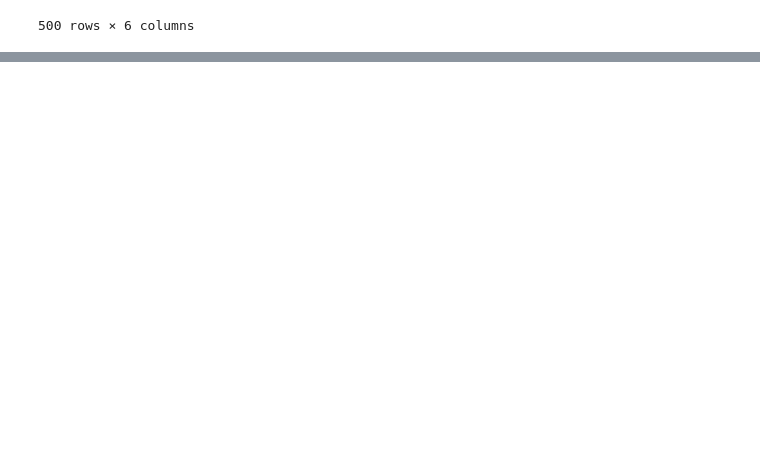
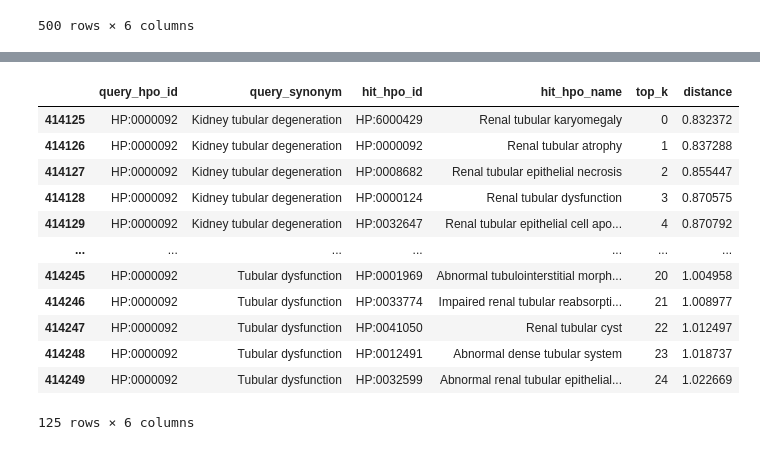
Before and after one commit to stormliucong/Doc2Hpo2.0, a Jupyter notebook: back-end/rag_evaluation/rag_evaluation.ipynb, the cells around one changed output, grey strips where cells are left out. Drawn from its saved outputs; the diff is of its cells as text; code cells hidden in the pictures; blank space fills up the shorter version.

```diff
--- a/back-end/rag_evaluation/rag_evaluation.ipynb
+++ b/back-end/rag_evaluation/rag_evaluation.ipynb
@@ -268,0 +391,16 @@ ir_subset_df
+# %%
+query_results_top25_df[query_results_top25_df['query_hpo_id'] == 'HP:0000092']
+# %% [output]
+|  | query_hpo_id | query_synonym | hit_hpo_id | hit_hpo_name | top_k | distance |
+| 414125 | HP:0000092 | Kidney tubular degeneration | HP:6000429 | Renal tubular karyomegaly | 0 | 0.832372 |
+| 414126 | HP:0000092 | Kidney tubular degeneration | HP:0000092 | Renal tubular atrophy | 1 | 0.837288 |
+| 414127 | HP:0000092 | Kidney tubular degeneration | HP:0008682 | Renal tubular epithelial necrosis | 2 | 0.855447 |
+| 414128 | HP:0000092 | Kidney tubular degeneration | HP:0000124 | Renal tubular dysfunction | 3 | 0.870575 |
+| 414129 | HP:0000092 | Kidney tubular degeneration | HP:0032647 | Renal tubular epithelial cell apo... | 4 | 0.870792 |
+| ... | ... | ... | ... | ... | ... | ... |
+| 414245 | HP:0000092 | Tubular dysfunction | HP:0001969 | Abnormal tubulointerstitial morph... | 20 | 1.004958 |
+| 414246 | HP:0000092 | Tubular dysfunction | HP:0033774 | Impaired renal tubular reabsorpti... | 21 | 1.008977 |
+| 414247 | HP:0000092 | Tubular dysfunction | HP:0041050 | Renal tubular cyst | 22 | 1.012497 |
+| 414248 | HP:0000092 | Tubular dysfunction | HP:0012491 | Abnormal dense tubular system | 23 | 1.018737 |
+| 414249 | HP:0000092 | Tubular dysfunction | HP:0032599 | Abnormal renal tubular epithelial... | 24 | 1.022669 |
+125 rows × 6 columns
```
Also changed, not shown: parts of 16 cells of this notebook, 6 other files.
